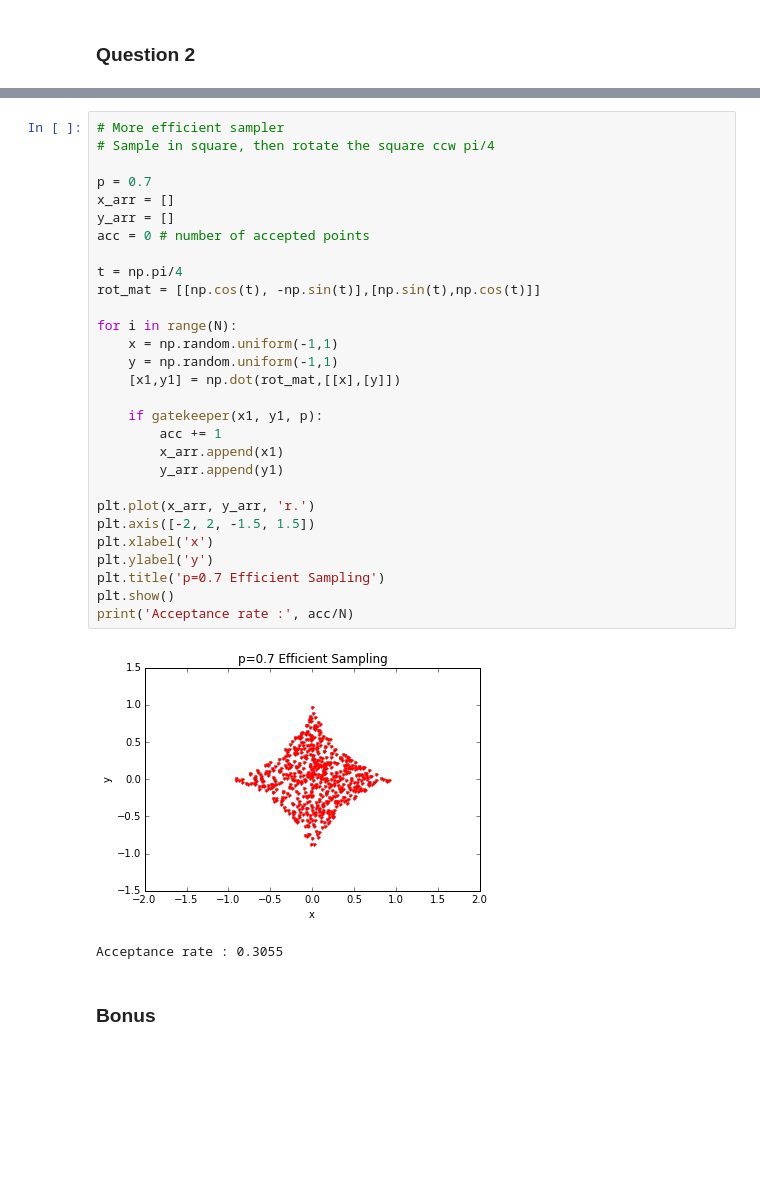
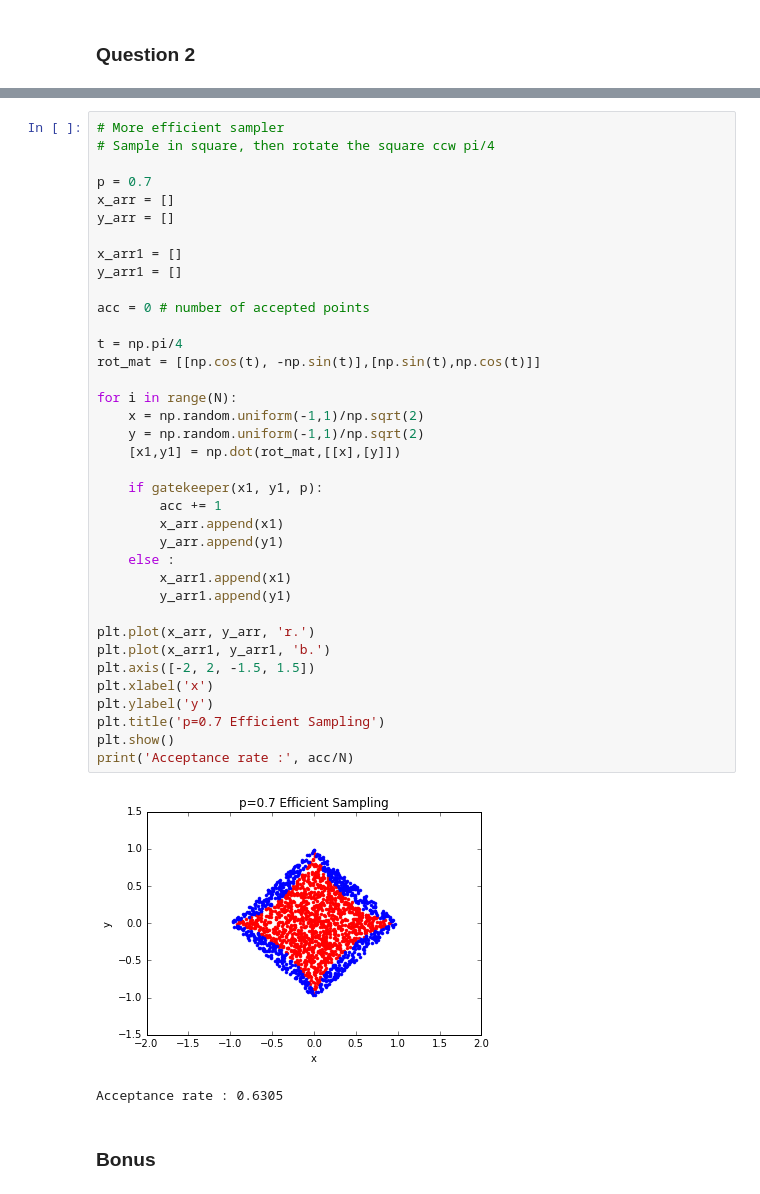
Before and after one commit to Bogazici-CMPE548-Spring2016/Cmpe548-Assignment1, a Jupyter notebook: cmpe548_hw1.ipynb, the cells around one changed output, grey strips where cells are left out. Cells and saved outputs as stored; diff of their text form; blank space fills up the shorter version.

```diff
--- a/cmpe548_hw1.ipynb
+++ b/cmpe548_hw1.ipynb
@@ -91,34 +91,42 @@ Acceptance rate : 0.386
 # %%
 # More efficient sampler
 # Sample in square, then rotate the square ccw pi/4
 
 p = 0.7
 x_arr = []
 y_arr = []
+
+x_arr1 = []
+y_arr1 = []
+
 acc = 0 # number of accepted points
 
 t = np.pi/4
 rot_mat = [[np.cos(t), -np.sin(t)],[np.sin(t),np.cos(t)]]
 
 for i in range(N):
-    x = np.random.uniform(-1,1)
-    y = np.random.uniform(-1,1)
+    x = np.random.uniform(-1,1)/np.sqrt(2)
+    y = np.random.uniform(-1,1)/np.sqrt(2)
     [x1,y1] = np.dot(rot_mat,[[x],[y]])
 
     if gatekeeper(x1, y1, p):
         acc += 1
         x_arr.append(x1)
         y_arr.append(y1)
+    else :
+        x_arr1.append(x1)
+        y_arr1.append(y1)
 
 plt.plot(x_arr, y_arr, 'r.')
+plt.plot(x_arr1, y_arr1, 'b.')
 plt.axis([-2, 2, -1.5, 1.5])
 plt.xlabel('x')
 plt.ylabel('y')
 plt.title('p=0.7 Efficient Sampling')
 plt.show()
 print('Acceptance rate :', acc/N)
 # %% [output]
-[figure, old version]
+[figure, new version]
-Acceptance rate : 0.3055
+Acceptance rate : 0.6305
 # %% [markdown]
 ### Bonus
```
Also changed, not shown: parts of 3 cells of this notebook.
